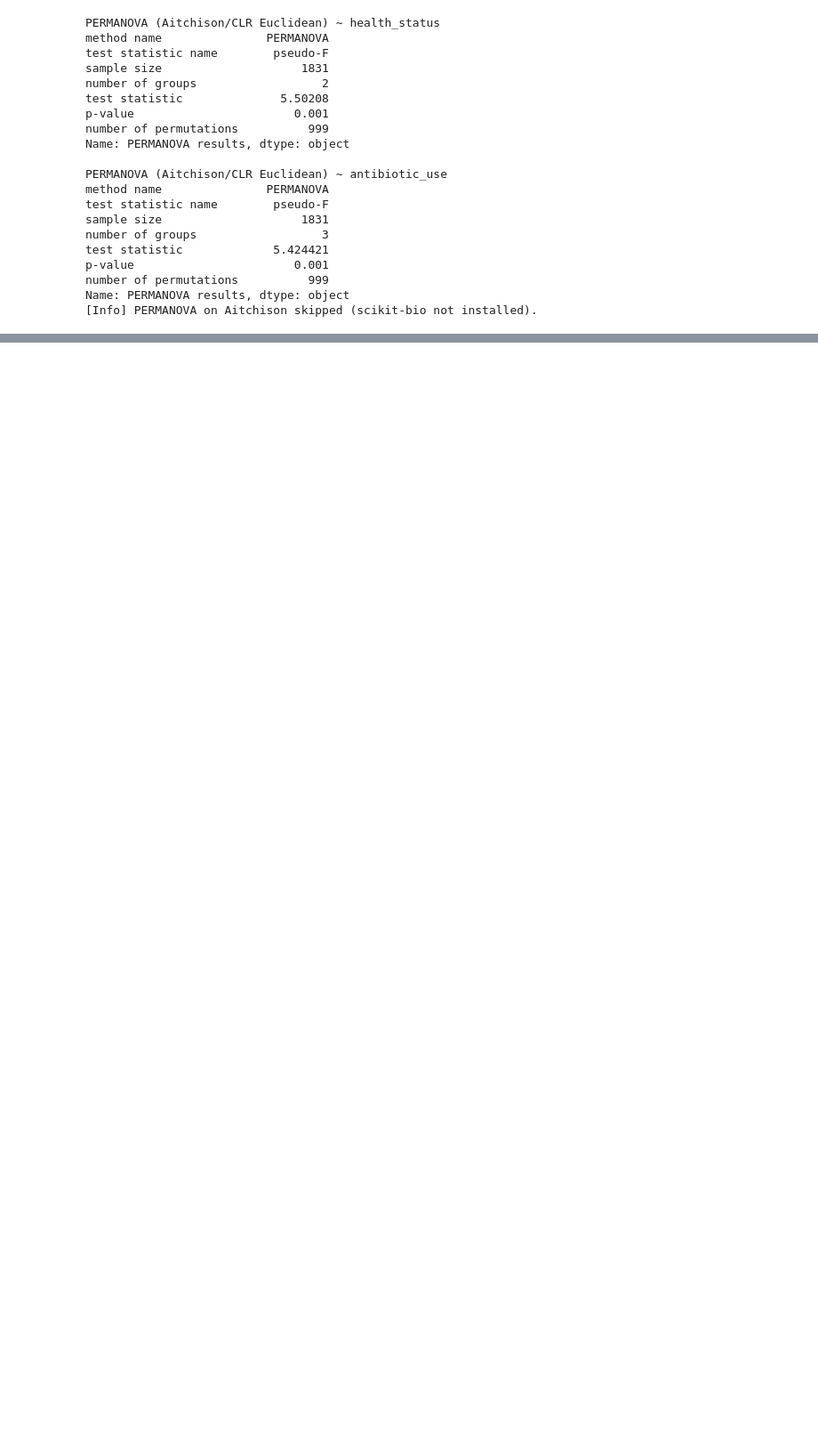
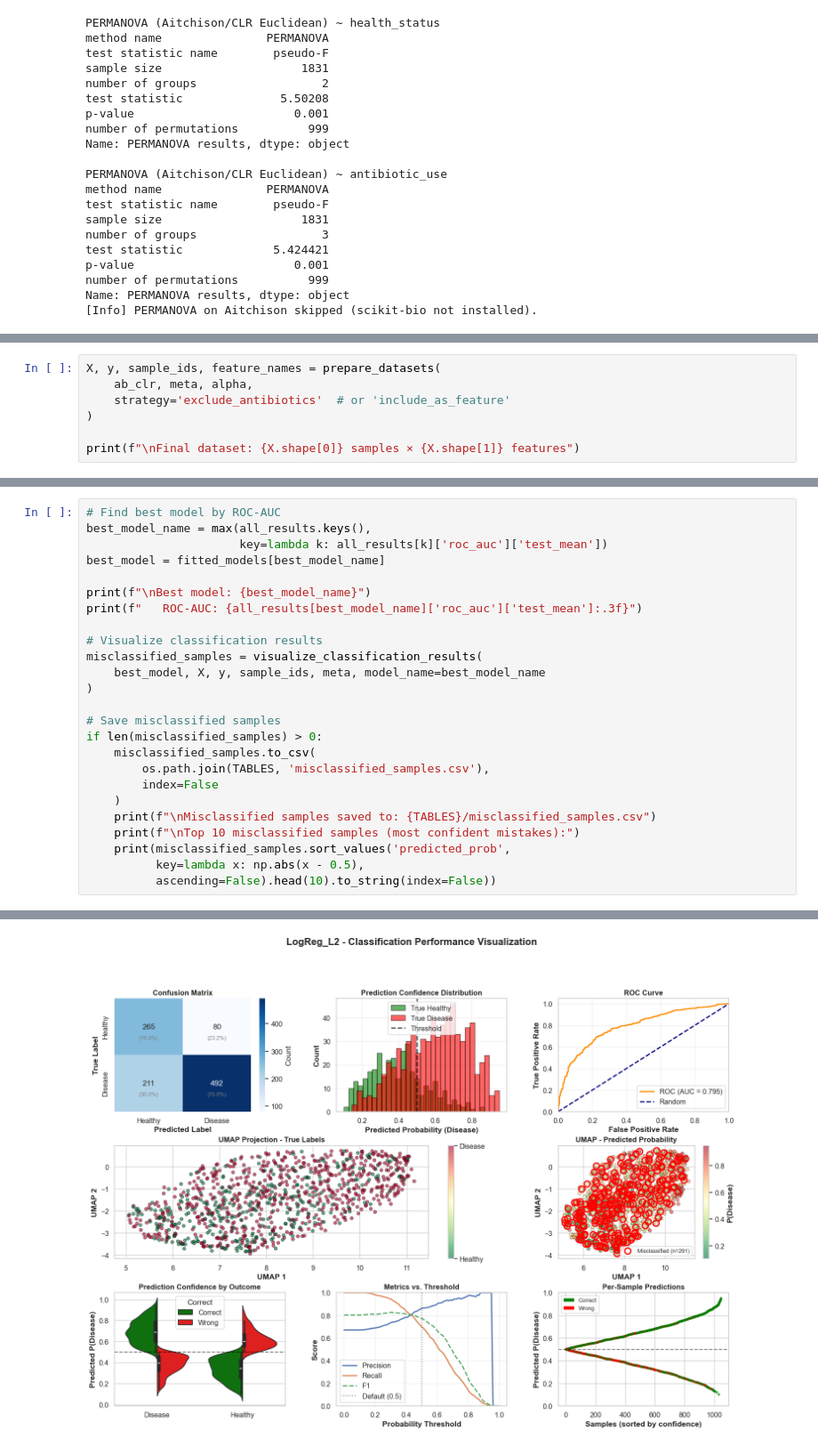
Before and after one commit to anushka-don/cs506_project, a Jupyter notebook: EDA_beta.ipynb, the cells around one changed output, grey strips where cells are left out. Shown at 89% size. Cells and saved outputs as stored; diff of their text form; blank space fills up the shorter version.

```diff
--- a/EDA_beta.ipynb
+++ b/EDA_beta.ipynb
@@ -758,0 +1251,7 @@ Name: PERMANOVA results, dtype: object
+# %%
+X, y, sample_ids, feature_names = prepare_datasets(
+    ab_clr, meta, alpha,
+    strategy='exclude_antibiotics'  # or 'include_as_feature'
+)
+
+print(f"\nFinal dataset: {X.shape[0]} samples × {X.shape[1]} features")
@@ -758,0 +1604,26 @@ Name: PERMANOVA results, dtype: object
+# %%
+# Find best model by ROC-AUC
+best_model_name = max(all_results.keys(),
+                      key=lambda k: all_results[k]['roc_auc']['test_mean'])
+best_model = fitted_models[best_model_name]
+
+print(f"\nBest model: {best_model_name}")
+print(f"   ROC-AUC: {all_results[best_model_name]['roc_auc']['test_mean']:.3f}")
+
+# Visualize classification results
+misclassified_samples = visualize_classification_results(
+    best_model, X, y, sample_ids, meta, model_name=best_model_name
+)
+
+# Save misclassified samples
+if len(misclassified_samples) > 0:
+    misclassified_samples.to_csv(
+        os.path.join(TABLES, 'misclassified_samples.csv'),
+        index=False
+    )
+    print(f"\nMisclassified samples saved to: {TABLES}/misclassified_samples.csv")
+    print(f"\nTop 10 misclassified samples (most confident mistakes):")
+    print(misclassified_samples.sort_values('predicted_prob',
+          key=lambda x: np.abs(x - 0.5),
+          ascending=False).head(10).to_string(index=False))
+# %% [output]
@@ -758,0 +1639 @@ Name: PERMANOVA results, dtype: object
+[figure, added]
```
Also changed, not shown: parts of 48 cells of this notebook.
